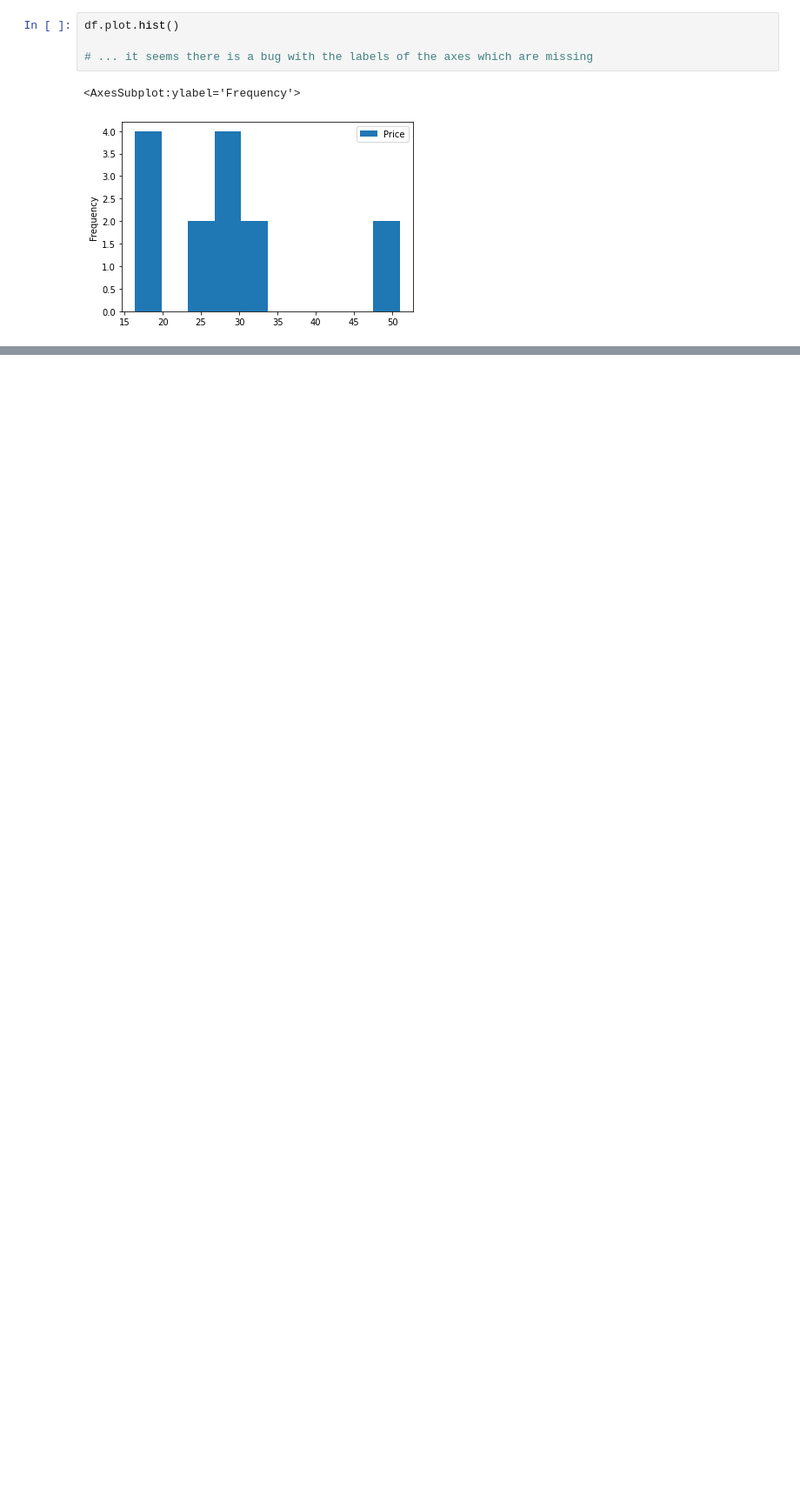
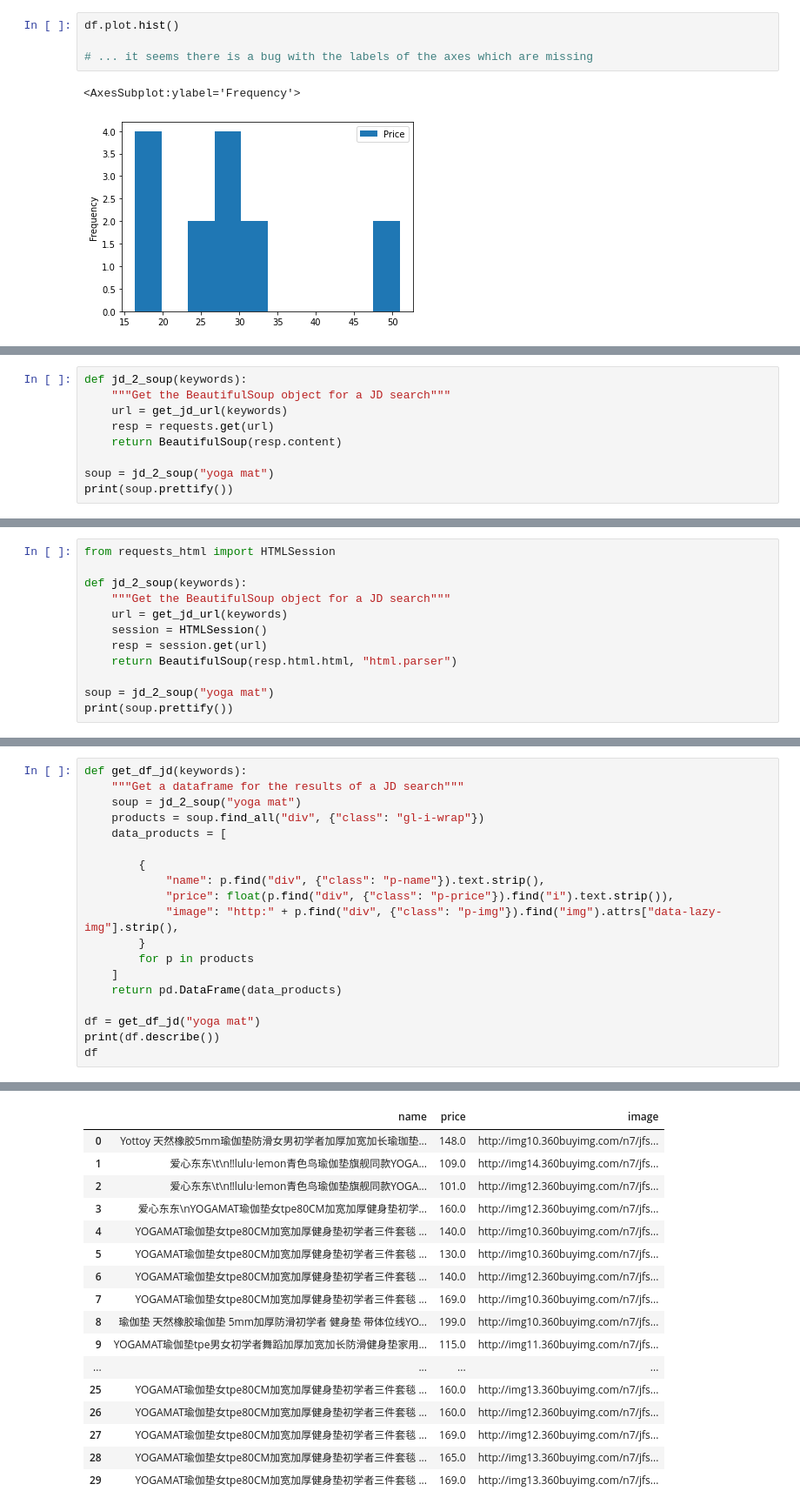
Before and after one commit to unpackAI/PY101, a Jupyter notebook: project/Introduction_to_webparsing.ipynb, the cells around one changed output, grey strips where cells are left out. Shown: that part at 87% size. Drawn from its saved outputs; the diff is of its cells as text; blank space fills up the shorter version.

```diff
--- a/project/Introduction_to_webparsing.ipynb
+++ b/project/Introduction_to_webparsing.ipynb
@@ -224,0 +265,9 @@ We will create a small web parsing project that will retrieve prices from differ
+# %%
+def jd_2_soup(keywords):
+    """Get the BeautifulSoup object for a JD search"""
+    url = get_jd_url(keywords)
+    resp = requests.get(url)
+    return BeautifulSoup(resp.content)
+
+soup = jd_2_soup("yoga mat")
+print(soup.prettify())
@@ -224,0 +292,12 @@ We will create a small web parsing project that will retrieve prices from differ
+# %%
+from requests_html import HTMLSession
+
+def jd_2_soup(keywords):
+    """Get the BeautifulSoup object for a JD search"""
+    url = get_jd_url(keywords)
+    session = HTMLSession()
+    resp = session.get(url)
+    return BeautifulSoup(resp.html.html, "html.parser")
+
+soup = jd_2_soup("yoga mat")
+print(soup.prettify())
@@ -224,0 +375,20 @@ We will create a small web parsing project that will retrieve prices from differ
+# %%
+def get_df_jd(keywords):
+    """Get a dataframe for the results of a JD search"""
+    soup = jd_2_soup("yoga mat")
+    products = soup.find_all("div", {"class": "gl-i-wrap"})
+    data_products = [
+
+        {
+            "name": p.find("div", {"class": "p-name"}).text.strip(),
+            "price": float(p.find("div", {"class": "p-price"}).find("i").text.strip()),
+            "image": "http:" + p.find("div", {"class": "p-img"}).find("img").attrs["data-lazy-img"].strip(),
+        }
+        for p in products
+    ]
+    return pd.DataFrame(data_products)
+
+df = get_df_jd("yoga mat")
+print(df.describe())
+df
+# %% [output]
@@ -224,0 +404,17 @@ We will create a small web parsing project that will retrieve prices from differ
+|  | name | price | image |
+| 0 | Yottoy 天然橡胶5mm瑜伽垫防滑女男初学者加厚加宽加长瑜珈垫... | 148.0 | http://img10.360buyimg.com/n7/jfs... |
+| 1 | 爱心东东\t\n‼lulu·lemon青色鸟瑜伽垫旗舰同款YOGA... | 109.0 | http://img14.360buyimg.com/n7/jfs... |
+| 2 | 爱心东东\t\n‼lulu·lemon青色鸟瑜伽垫旗舰同款YOGA... | 101.0 | http://img12.360buyimg.com/n7/jfs... |
+| 3 | 爱心东东\nYOGAMAT瑜伽垫女tpe80CM加宽加厚健身垫初学... | 160.0 | http://img12.360buyimg.com/n7/jfs... |
+| 4 | YOGAMAT瑜伽垫女tpe80CM加宽加厚健身垫初学者三件套毯 ... | 140.0 | http://img10.360buyimg.com/n7/jfs... |
+| 5 | YOGAMAT瑜伽垫女tpe80CM加宽加厚健身垫初学者三件套毯 ... | 130.0 | http://img10.360buyimg.com/n7/jfs... |
+| 6 | YOGAMAT瑜伽垫女tpe80CM加宽加厚健身垫初学者三件套毯 ... | 140.0 | http://img12.360buyimg.com/n7/jfs... |
+| 7 | YOGAMAT瑜伽垫女tpe80CM加宽加厚健身垫初学者三件套毯 ... | 169.0 | http://img10.360buyimg.com/n7/jfs... |
+| 8 | 瑜伽垫 天然橡胶瑜伽垫 5mm加厚防滑初学者 健身垫 带体位线YO... | 199.0 | http://img10.360buyimg.com/n7/jfs... |
+| 9 | YOGAMAT瑜伽垫tpe男女初学者舞蹈加厚加宽加长防滑健身垫家用... | 115.0 | http://img11.360buyimg.com/n7/jfs... |
+| ... | ... | ... | ... |
+| 25 | YOGAMAT瑜伽垫女tpe80CM加宽加厚健身垫初学者三件套毯 ... | 160.0 | http://img13.360buyimg.com/n7/jfs... |
+| 26 | YOGAMAT瑜伽垫女tpe80CM加宽加厚健身垫初学者三件套毯 ... | 160.0 | http://img12.360buyimg.com/n7/jfs... |
+| 27 | YOGAMAT瑜伽垫女tpe80CM加宽加厚健身垫初学者三件套毯 ... | 169.0 | http://img12.360buyimg.com/n7/jfs... |
+| 28 | YOGAMAT瑜伽垫女tpe80CM加宽加厚健身垫初学者三件套毯 ... | 165.0 | http://img13.360buyimg.com/n7/jfs... |
+| 29 | YOGAMAT瑜伽垫女tpe80CM加宽加厚健身垫初学者三件套毯 ... | 169.0 | http://img13.360buyimg.com/n7/jfs... |
```
Also changed, not shown: parts of 22 cells of this notebook, 4 other files.
